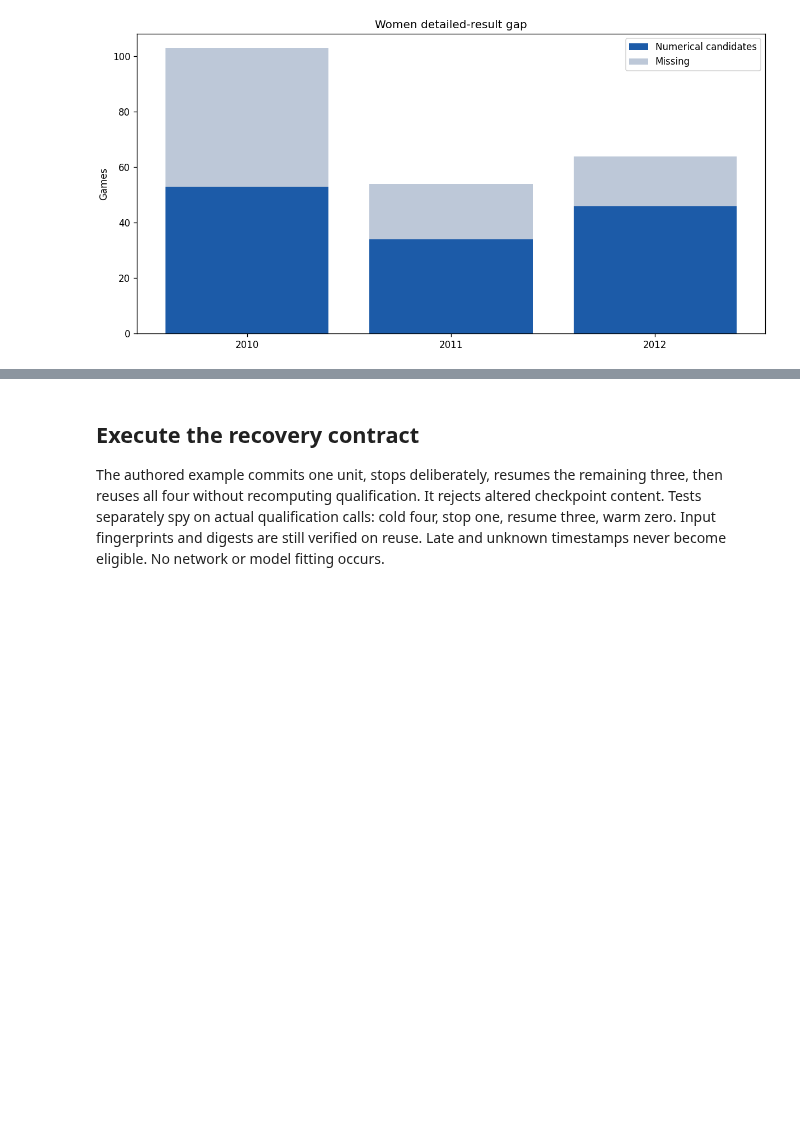
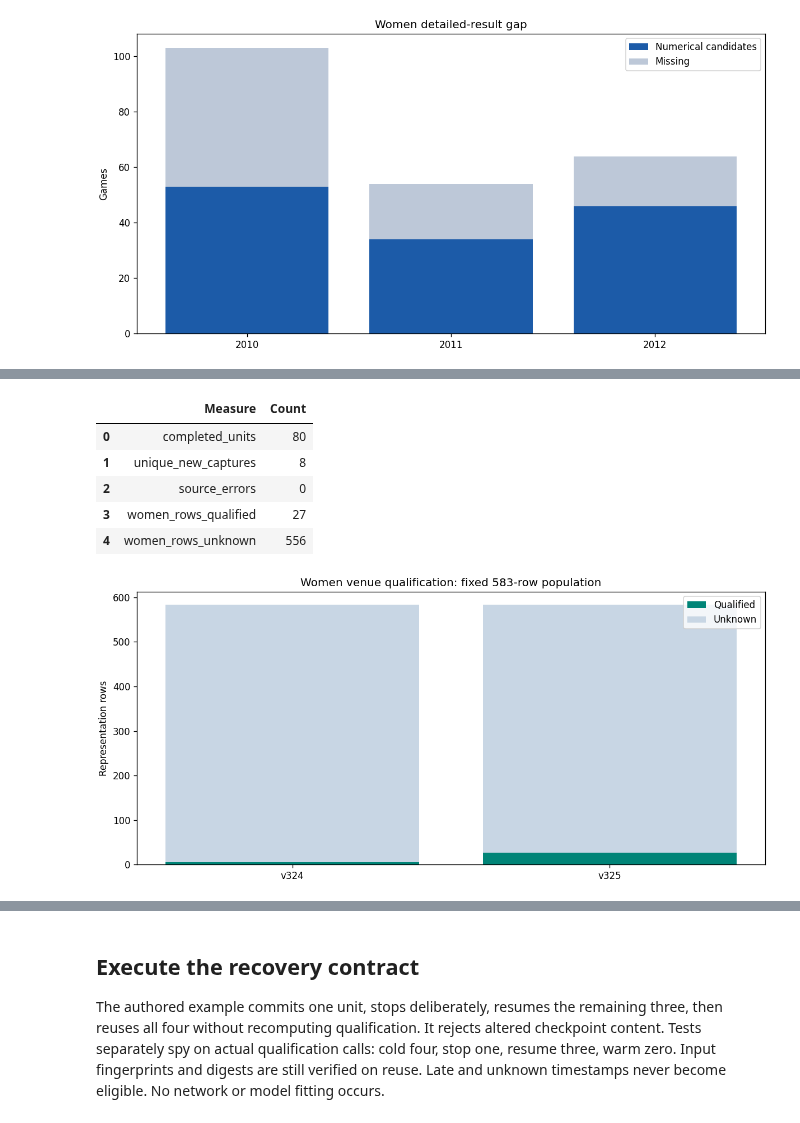
Before and after one commit to alvaromendizabal/march-machine-learning-mania-2026, a Jupyter notebook: portfolio/engineering_review.ipynb, the cells around one changed output, grey strips where cells are left out. Drawn from its saved outputs; the diff is of its cells as text; code cells hidden in the pictures; blank space fills up the shorter version.

Commit message:
Add validated execution evidence ledger and interactive coverage review

```diff
--- a/portfolio/engineering_review.ipynb
+++ b/portfolio/engineering_review.ipynb
@@ -15,10 +15,12 @@ if not (root / 'tools').is_dir():
     root = root.parent
 sys.path.insert(0, str(root / 'tools'))
 from review_project import load_snapshot
+from evidence_history import load_history, summarize_history
 from reliability_demo import demonstrate
 import pandas as pd
 from IPython.display import display
 d = load_snapshot()
+history = summarize_history(load_history())
 display(pd.DataFrame(d['box_scores']['by_season']))
 print('Execution status:', d['status'])
 print('Strict historical admissions:', d['box_scores']['strict_historical_admissions'])
@@ -80,0 +73,34 @@ display(pd.DataFrame([{'Measure': k, 'Count': d['venue'][k]} for k in measures])
+# %%
+measures = ['completed_units', 'unique_new_captures', 'source_errors',
+            'women_rows_qualified', 'women_rows_unknown']
+display(pd.DataFrame([{'Measure': k, 'Count': d['venue'][k]} for k in measures]))
+observed = history['observations']
+labels = [r['execution'] for r in observed]
+known = [r['women_qualified'] for r in observed]
+unknown = [r['women_unknown'] for r in observed]
+progress = go.Figure()
+progress.add_bar(x=labels, y=known, name='Qualified', marker_color='#008477')
+progress.add_bar(x=labels, y=unknown, name='Unknown', marker_color='#c8d6e4')
+progress.update_layout(title='Women venue qualification: fixed 583-row population',
+                       barmode='stack', width=960, height=440,
+                       template='plotly_white', yaxis_title='Representation rows')
+static, ax = plt.subplots(figsize=(10, 4.6), layout='constrained')
+ax.bar(labels, known, label='Qualified', color='#008477')
+ax.bar(labels, unknown, bottom=known, label='Unknown', color='#c8d6e4')
+ax.set(title='Women venue qualification: fixed 583-row population',
+       ylabel='Representation rows')
+ax.legend()
+image = io.BytesIO()
+static.savefig(image, format='png', dpi=120)
+plt.close(static)
+display({'application/vnd.plotly.v1+json': json.loads(progress.to_json()),
+         'image/png': base64.b64encode(image.getvalue()).decode()}, raw=True)
+display(pd.DataFrame([history['latest_change']]))
+# %% [output]
+|  | Measure | Count |
+| 0 | completed_units | 80 |
+| 1 | unique_new_captures | 8 |
+| 2 | source_errors | 0 |
+| 3 | women_rows_qualified | 27 |
+| 4 | women_rows_unknown | 556 |
+[figure, added]
```
Also changed, not shown: parts of 5 cells of this notebook, 21 other files.
